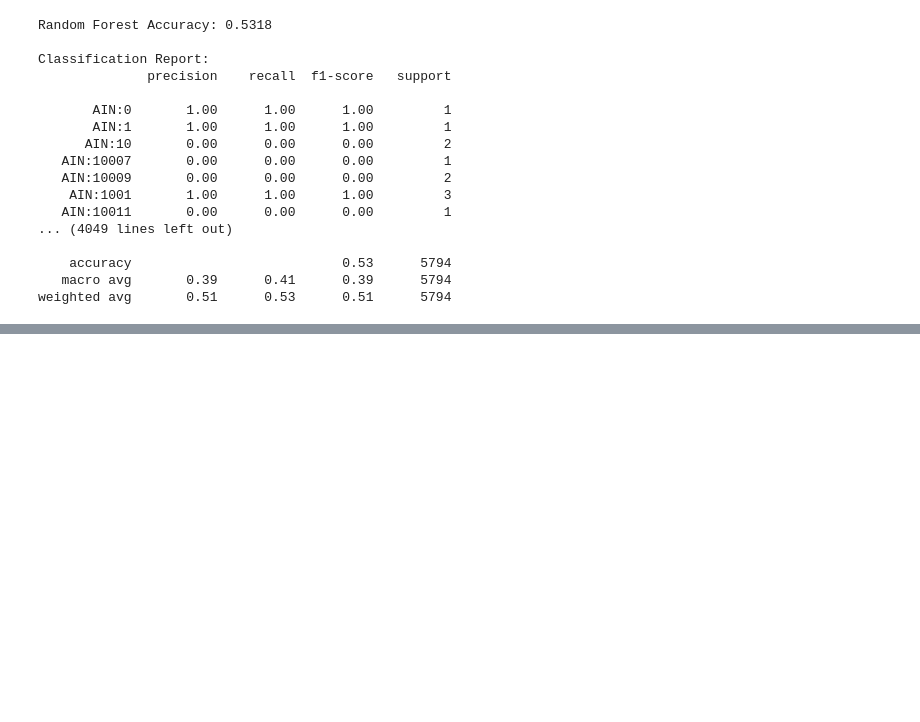
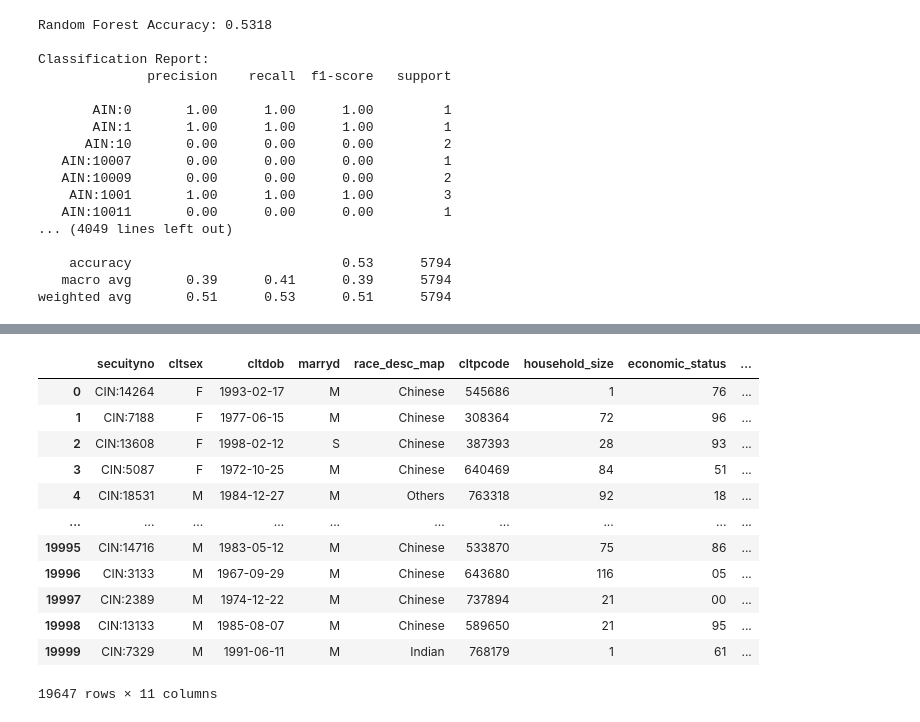
Before and after one commit to pragya77-beep/Datathon-2025, a Jupyter notebook: BigTree copy.ipynb, the cells around one changed output, grey strips where cells are left out. Drawn from its saved outputs; the diff is of its cells as text; code cells hidden in the pictures; blank space fills up the shorter version.

```diff
--- a/BigTree copy.ipynb
+++ b/BigTree copy.ipynb
@@ -681,0 +719,16 @@ weighted avg       0.51      0.53      0.51      5794
+# %%
+dfs["client"]
+# %% [output]
+|  | secuityno | cltsex | cltdob | marryd | race_desc_map | cltpcode | household_size | economic_status | ... |
+| 0 | CIN:14264 | F | 1993-02-17 | M | Chinese | 545686 | 1 | 76 | ... |
+| 1 | CIN:7188 | F | 1977-06-15 | M | Chinese | 308364 | 72 | 96 | ... |
+| 2 | CIN:13608 | F | 1998-02-12 | S | Chinese | 387393 | 28 | 93 | ... |
+| 3 | CIN:5087 | F | 1972-10-25 | M | Chinese | 640469 | 84 | 51 | ... |
+| 4 | CIN:18531 | M | 1984-12-27 | M | Others | 763318 | 92 | 18 | ... |
+| ... | ... | ... | ... | ... | ... | ... | ... | ... | ... |
+| 19995 | CIN:14716 | M | 1983-05-12 | M | Chinese | 533870 | 75 | 86 | ... |
+| 19996 | CIN:3133 | M | 1967-09-29 | M | Chinese | 643680 | 116 | 05 | ... |
+| 19997 | CIN:2389 | M | 1974-12-22 | M | Chinese | 737894 | 21 | 00 | ... |
+| 19998 | CIN:13133 | M | 1985-08-07 | M | Chinese | 589650 | 21 | 95 | ... |
+| 19999 | CIN:7329 | M | 1991-06-11 | M | Indian | 768179 | 1 | 61 | ... |
+19647 rows × 11 columns
```
Also changed, not shown: parts of 13 cells of this notebook.
